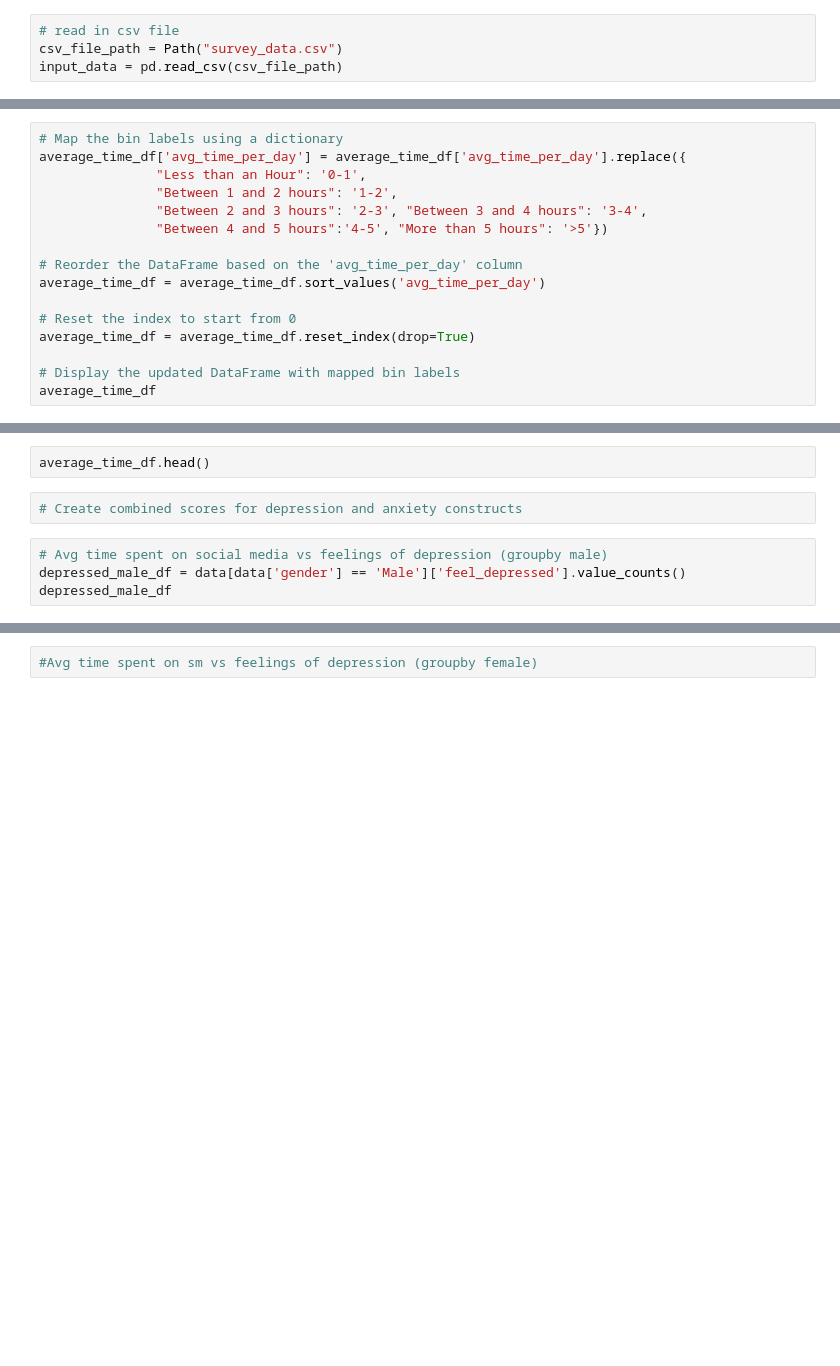
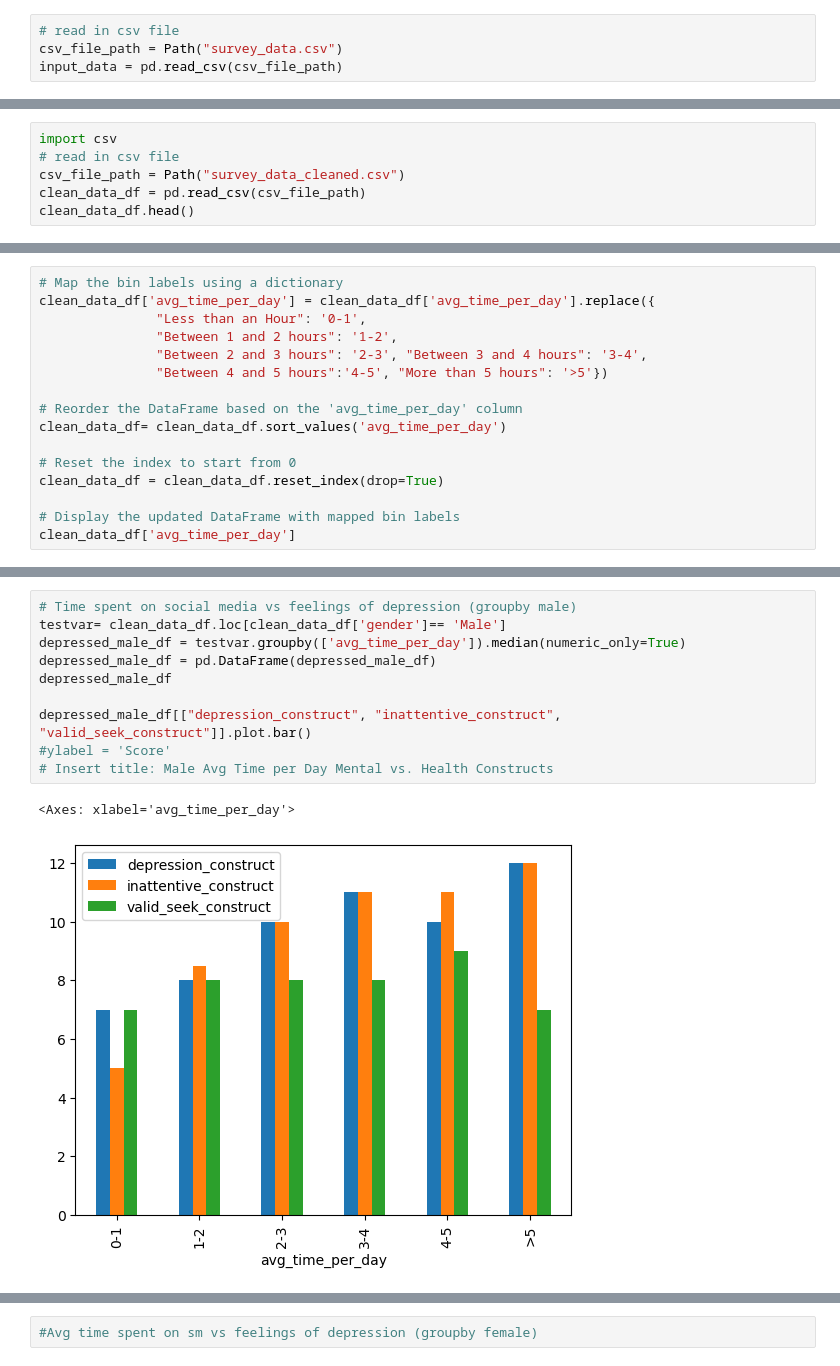
Before and after one commit to virgowolf/social_media_mental_health, a Jupyter notebook: analysis_CK.ipynb, the cells around one changed output, grey strips where cells are left out. Drawn from its saved outputs; the diff is of its cells as text; blank space fills up the shorter version.

Commit message:
new charts and old csv added

```diff
--- a/analysis_CK.ipynb
+++ b/analysis_CK.ipynb
@@ -97,0 +80,6 @@ Total rows processed: 481
+# %%
+import csv
+# read in csv file
+csv_file_path = Path("survey_data_cleaned.csv")
+clean_data_df = pd.read_csv(csv_file_path)
+clean_data_df.head()
@@ -103,17 +99,17 @@ average_time_df = data.groupby('avg_time_per_day').size().reset_index(name='coun
 # average_time_df
 # %%
 # Map the bin labels using a dictionary
-average_time_df['avg_time_per_day'] = average_time_df['avg_time_per_day'].replace({
+clean_data_df['avg_time_per_day'] = clean_data_df['avg_time_per_day'].replace({
                "Less than an Hour": '0-1',
                "Between 1 and 2 hours": '1-2',
                "Between 2 and 3 hours": '2-3', "Between 3 and 4 hours": '3-4',
                "Between 4 and 5 hours":'4-5', "More than 5 hours": '>5'})
 
 # Reorder the DataFrame based on the 'avg_time_per_day' column
-average_time_df = average_time_df.sort_values('avg_time_per_day')
+clean_data_df= clean_data_df.sort_values('avg_time_per_day')
 
 # Reset the index to start from 0
-average_time_df = average_time_df.reset_index(drop=True)
+clean_data_df = clean_data_df.reset_index(drop=True)
 
 # Display the updated DataFrame with mapped bin labels
-average_time_df
+clean_data_df['avg_time_per_day']
@@ -129,8 +148,13 @@ plt.show()
-# %%
-average_time_df.head()
-# %%
-# Create combined scores for depression and anxiety constructs
 # %%
-# Avg time spent on social media vs feelings of depression (groupby male)
-depressed_male_df = data[data['gender'] == 'Male']['feel_depressed'].value_counts()
+# Time spent on social media vs feelings of depression (groupby male)
+testvar= clean_data_df.loc[clean_data_df['gender']== 'Male']
+depressed_male_df = testvar.groupby(['avg_time_per_day']).median(numeric_only=True)
+depressed_male_df = pd.DataFrame(depressed_male_df)
 depressed_male_df
+
+depressed_male_df[["depression_construct", "inattentive_construct", "valid_seek_construct"]].plot.bar()
+#ylabel = 'Score'
+# Insert title: Male Avg Time per Day Mental vs. Health Constructs
+# %% [output]
+<Axes: xlabel='avg_time_per_day'>
+[figure, added]
```
Also changed, not shown: parts of 8 cells of this notebook, 1 other file.
